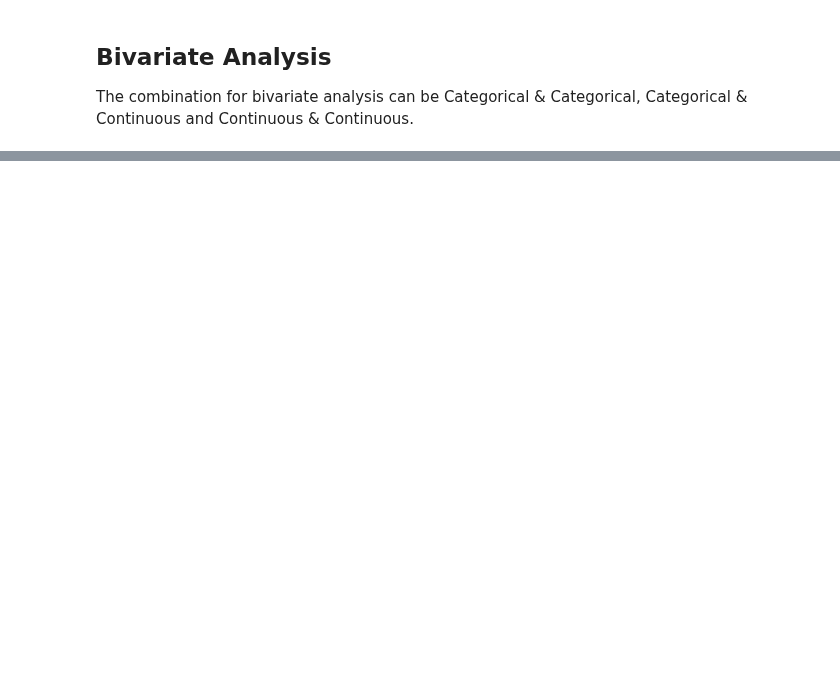
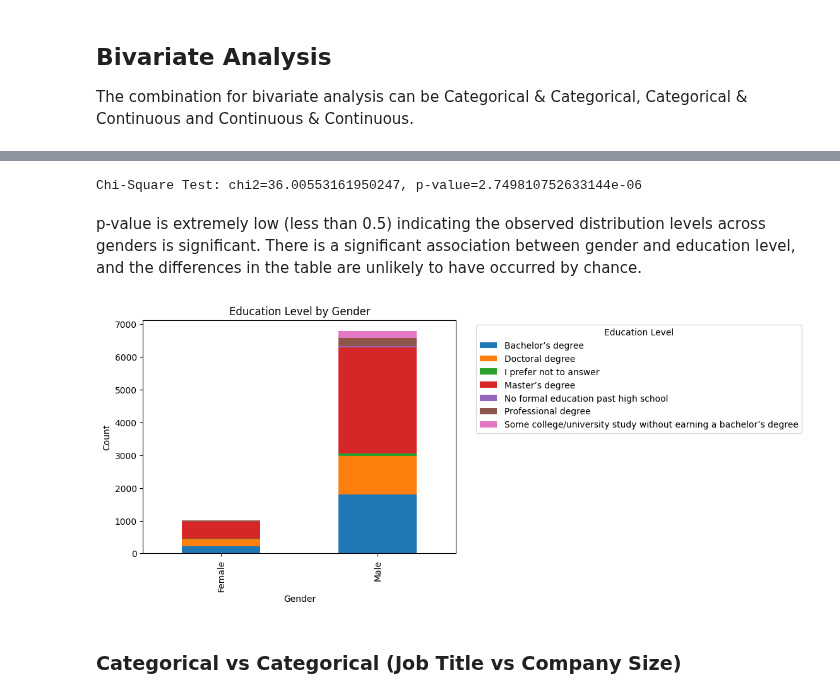
Before and after one commit to Aaron2k02/data-mining-warehousing-wages-analysis, a Jupyter notebook: notebooks/02_exploratory_data_analysis/01_EDA_visualization.ipynb, the cells around one changed output, grey strips where cells are left out. Cells and saved outputs as stored; diff of their text form; code cells hidden in the pictures; blank space fills up the shorter version.

Commit message:
Add bivariate analysis for various categorical variables

```diff
--- a/notebooks/02_exploratory_data_analysis/01_EDA_visualization.ipynb
+++ b/notebooks/02_exploratory_data_analysis/01_EDA_visualization.ipynb
@@ -761,0 +762,11 @@ iplot(figure)
+# %%
+import pandas as pd
+import matplotlib.pyplot as plt
+from scipy.stats import chi2_contingency
+
+# Load dataset
+df = pd.read_csv('../../data/prep_survey_profile.csv')
+
+# Contingency Table
+contingency_table = pd.crosstab(df['What is your gender?'], df['What is the highest level of formal education that you have attained or plan to attain within the next 2 years?'])
+print(contingency_table)
@@ -761,0 +798,21 @@ iplot(figure)
+# %%
+# Chi-Square Test
+chi2, p, dof, expected = chi2_contingency(contingency_table)
+print(f'Chi-Square Test: chi2={chi2}, p-value={p}')
+# %% [output]
+Chi-Square Test: chi2=36.00553161950247, p-value=2.749810752633144e-06
+# %% [markdown]
+p-value is extremely low (less than 0.5) indicating the observed distribution levels across genders is significant. There is a significant association between gender and education level, and the differences in the table are unlikely to have occurred by chance.
+# %%
+# Stacked Bar Chart for Visualization
+contingency_table.plot(kind='bar', stacked=True)
+plt.title('Education Level by Gender')
+plt.xlabel('Gender')
+plt.ylabel('Count')
+plt.legend(title='Education Level', bbox_to_anchor=(1.05, 1), loc='upper left')
+#plt.tight_layout()
+plt.show()
+# %% [output]
+[figure, added]
+# %% [markdown]
+### Categorical vs Categorical (Job Title vs Company Size)
```
Also changed, not shown: parts of 18 cells of this notebook.
